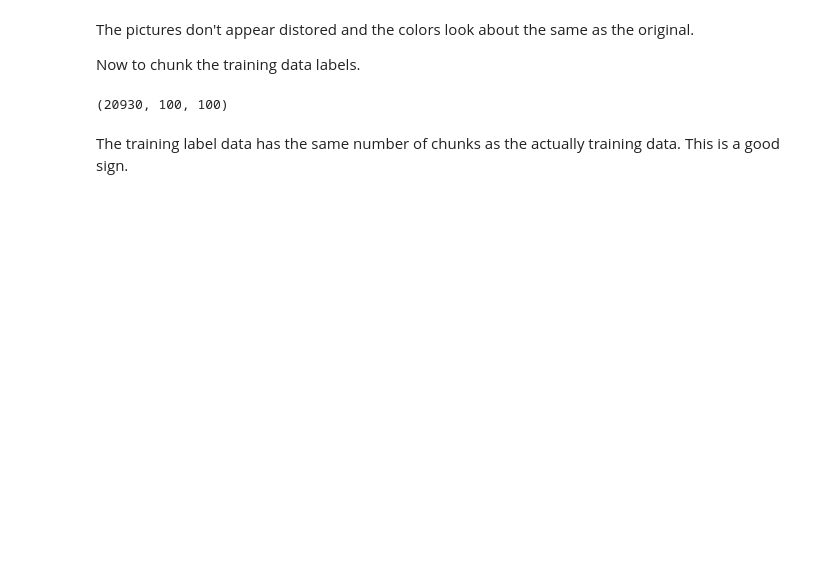
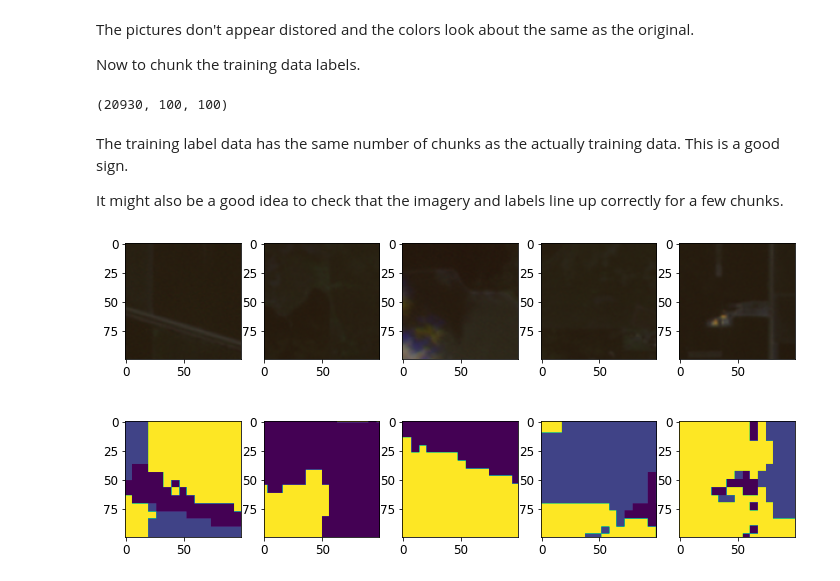
Before and after one commit to mstone121/crop_classification, a Jupyter notebook: classify_crops.ipynb, the cells around one changed output. Drawn from its saved outputs; the diff is of its cells as text; code cells hidden in the pictures; blank space fills up the shorter version.

Commit message:
Label classification

```diff
--- a/classify_crops.ipynb
+++ b/classify_crops.ipynb
@@ -169,5 +202,5 @@ Great! Now to crop the training data labels with the same coordinates.
 # %%
-cropped_training_data_labels = training_data_labels[
+cropped_training_data_labels = simple_training_data_labels[
     start_pixel_row:end_pixel_row, start_pixel_column:end_pixel_column
 ]
 cropped_training_data_labels.shape
@@ -264,3 +296,22 @@ training_data_labels_chunked.shape
 (20930, 100, 100)
 # %% [markdown]
 The training label data has the same number of chunks as the actually training data. This is a good sign.
+
+It might also be a good idea to check that the imagery and labels line up correctly for a few chunks.
+# %%
+plt.figure(figsize=(12, 6))
+chunk_indicies = np.random.randint(0, all_training_chunks.shape[0], 5)
+
+for i in range(5):
+    plt.subplot(2, 5, i + 1)
+    plt_rgb(
+        all_training_chunks[chunk_indicies[i]],
+        bit_depth=15,  # this effectively brings up the brightness, making it easier to discern detail
+    )
+
+    plt.subplot(2, 5, i + 6)
+    plt.imshow(training_data_labels_chunked[chunk_indicies[i]])
+
+plt.show()
+# %% [output]
+[figure, added]
```
Also changed, not shown: parts of 8 cells of this notebook.
